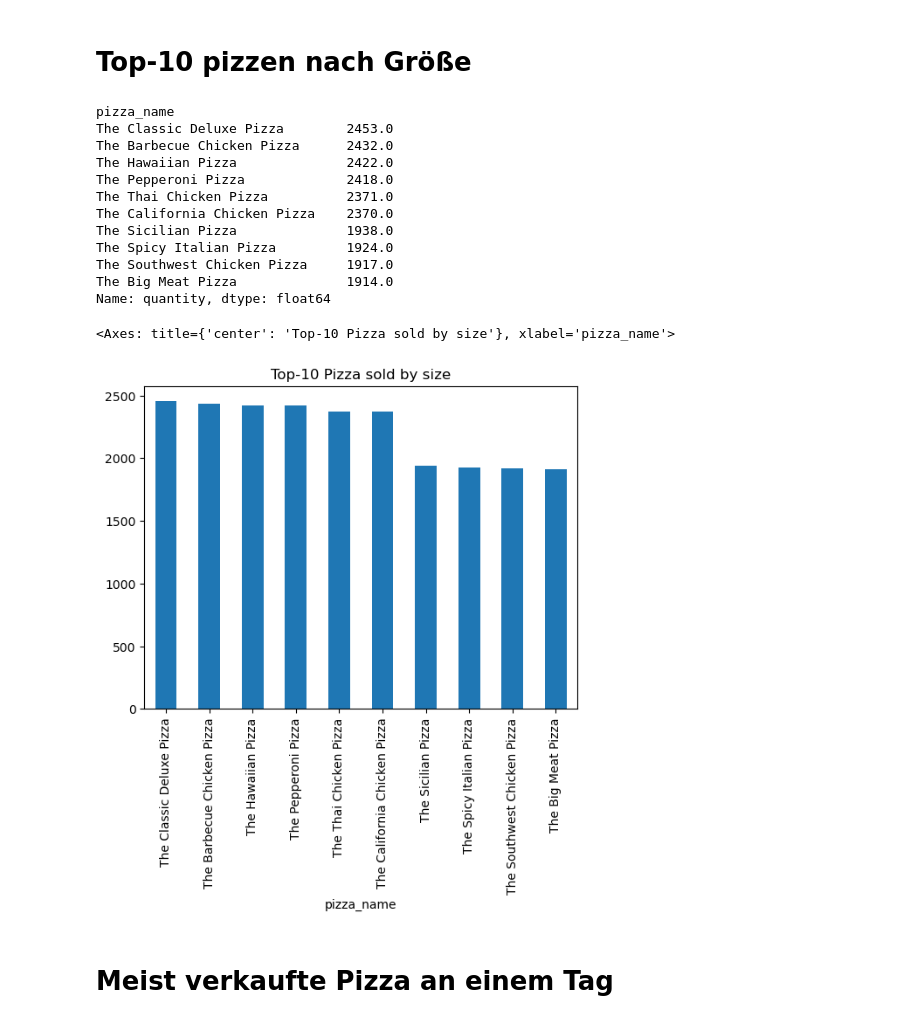
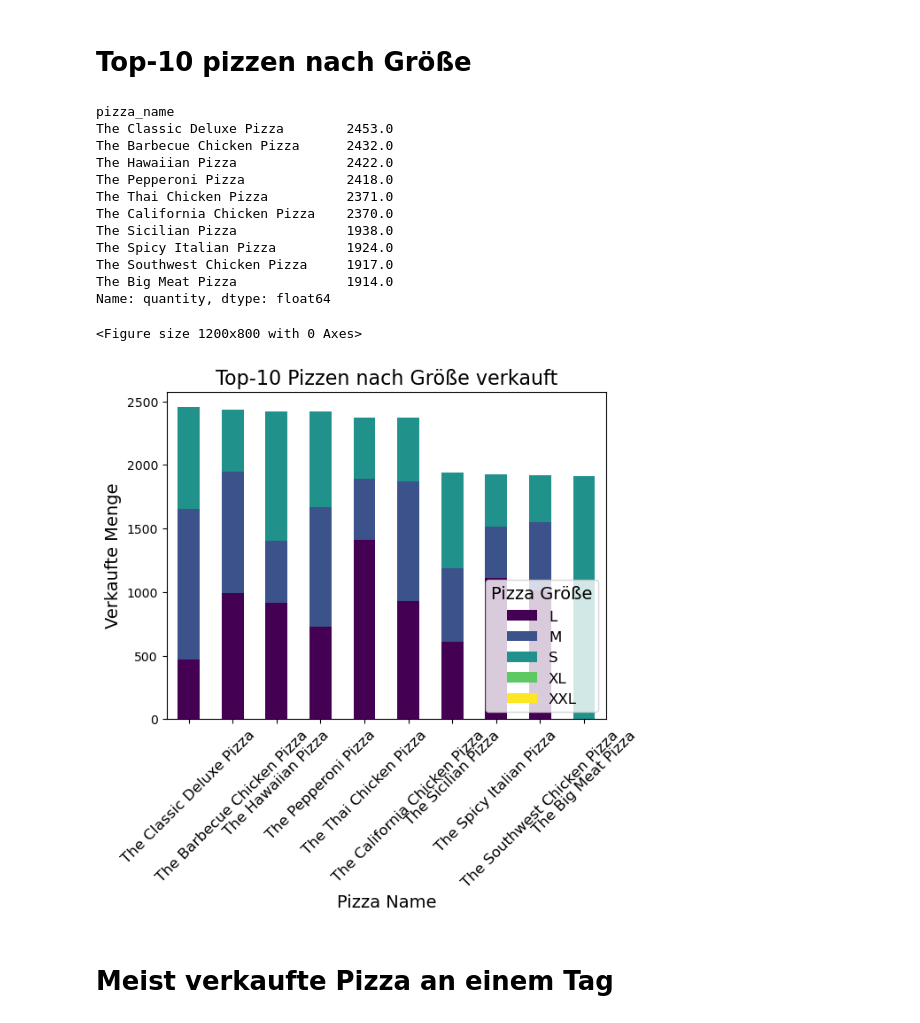
Before and after one commit to dasrinkana/pizza_sales, a Jupyter notebook: pizza.ipynb, the cells around one changed output. Saved outputs shown, nothing was run; the diff lists cells and outputs as text; code cells hidden in the pictures.

Commit message:
changed plot viewing for better overview and understand what the plot means

```diff
--- a/pizza.ipynb
+++ b/pizza.ipynb
@@ -98,23 +98,31 @@ plt.show()
 # %%
 pizza_by_size = data.groupby(['pizza_name', 'pizza_size']).sum()['quantity']
 top_10_pizza_size = pizza_by_size.groupby('pizza_name').sum().nlargest(10)
 print(top_10_pizza_size)
-top_10_pizza_size.plot(kind='bar', stacked=True, title='Top-10 Pizza sold by size')
+
+plt.figure(figsize=(12, 8))
+pizza_by_size.unstack().loc[top_10_pizza_size.index].plot(kind='bar', stacked=True, cmap='viridis')
+plt.title('Top-10 Pizzen nach Größe verkauft', fontsize=16)
+plt.xlabel('Pizza Name', fontsize=14)
+plt.ylabel('Verkaufte Menge', fontsize=14)
+plt.xticks(rotation=45, fontsize=12)
+plt.legend(title='Pizza Größe', fontsize=12, title_fontsize=14)
+plt.show()
 # %% [output]
 pizza_name
 The Classic Deluxe Pizza        2453.0
 The Barbecue Chicken Pizza      2432.0
 The Hawaiian Pizza              2422.0
 The Pepperoni Pizza             2418.0
 The Thai Chicken Pizza          2371.0
 The California Chicken Pizza    2370.0
 The Sicilian Pizza              1938.0
 The Spicy Italian Pizza         1924.0
 The Southwest Chicken Pizza     1917.0
 The Big Meat Pizza              1914.0
 Name: quantity, dtype: float64
-<Axes: title={'center': 'Top-10 Pizza sold by size'}, xlabel='pizza_name'>
+<Figure size 1200x800 with 0 Axes>
-[figure, old version]
+[figure, new version]
 # %% [markdown]
 # Meist verkaufte Pizza an einem Tag
 # %%
```
Also changed, not shown: parts of 10 cells of this notebook.
